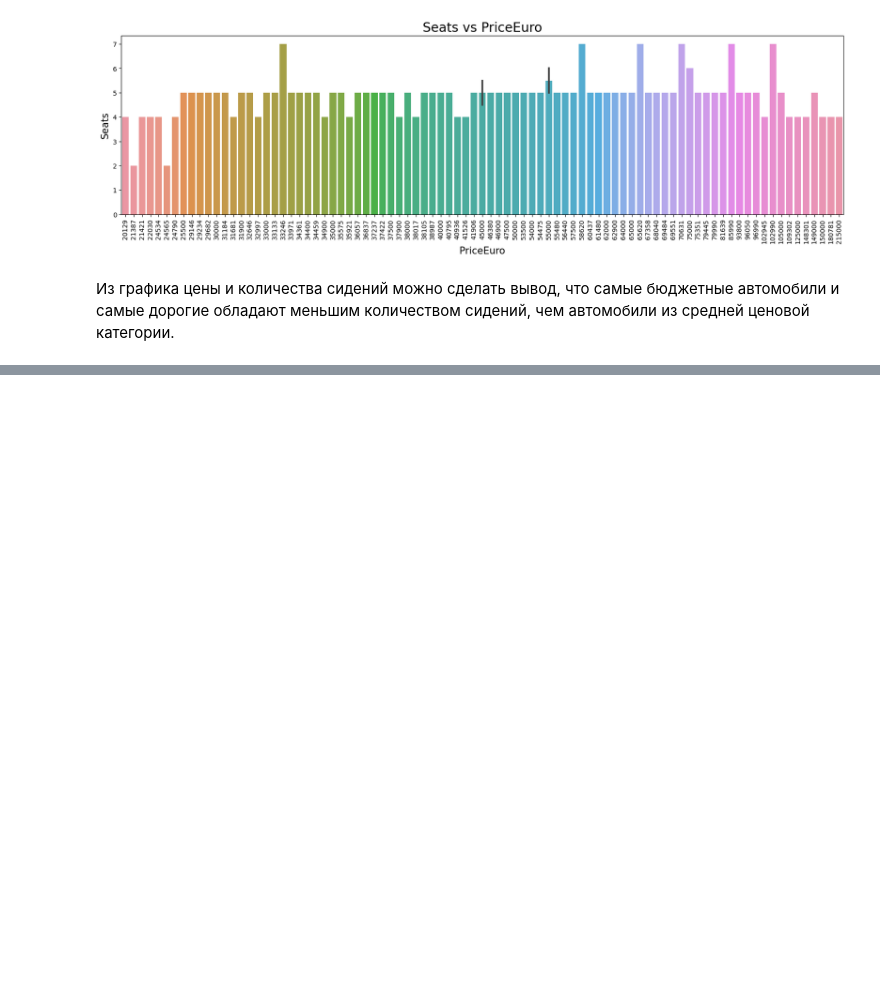
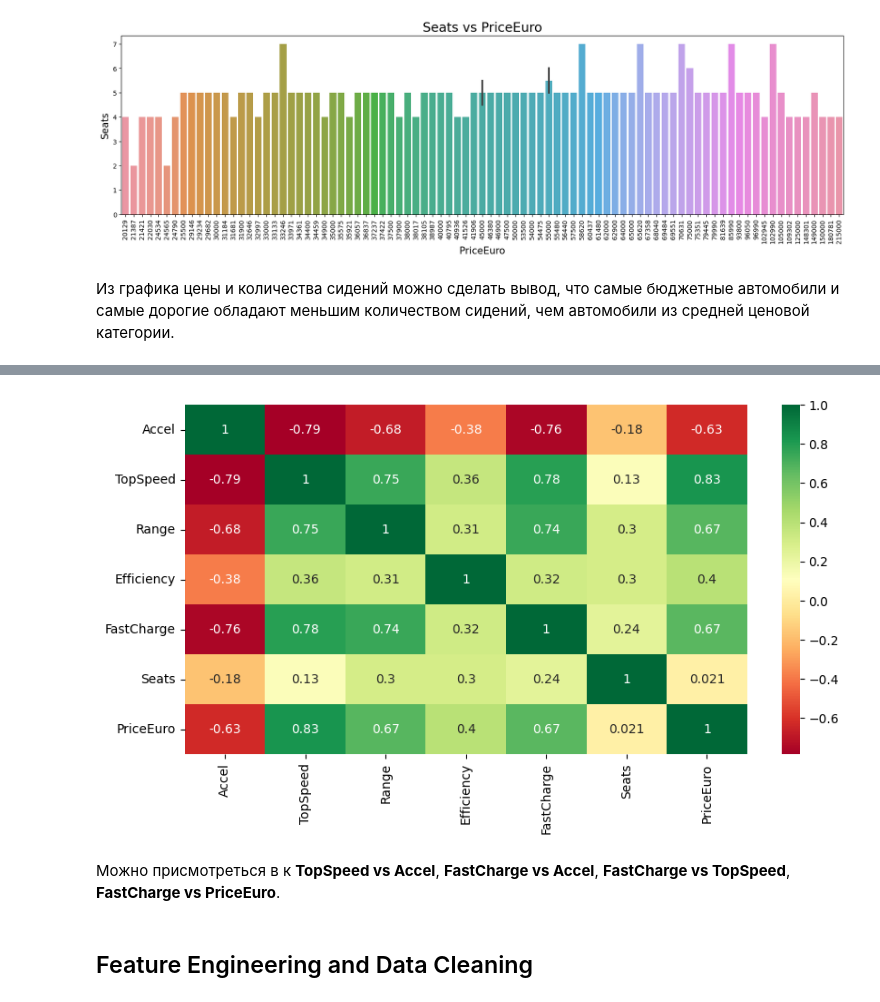
Before and after one commit to daniil-steperev/-SPBU-Machine-Learning-Homework, a Jupyter notebook: [Task1] LinearRegression/LinearRegression.ipynb, the cells around one changed output, grey strips where cells are left out. Drawn from its saved outputs; the diff is of its cells as text; code cells hidden in the pictures; blank space fills up the shorter version.

Commit message:
Added Feature Engineering and Data Cleaning, Splitted data into test and training samples

```diff
--- a/[Task1] LinearRegression/LinearRegression.ipynb
+++ b/[Task1] LinearRegression/LinearRegression.ipynb
@@ -764,0 +787,11 @@ show_barplot("PriceEuro", "Seats")
+# %%
+sns.heatmap(df.corr(), annot=True, cmap='RdYlGn')
+fig = plt.gcf()
+fig.set_size_inches(10, 5)
+plt.show()
+# %% [output]
+[figure, added]
+# %% [markdown]
+Можно присмотреться в к **TopSpeed vs Accel**, **FastCharge vs Accel**, **FastCharge vs TopSpeed**, **FastCharge vs PriceEuro**.
+# %% [markdown]
+## Feature Engineering and Data Cleaning
```
Also changed, not shown: parts of 36 cells of this notebook.
